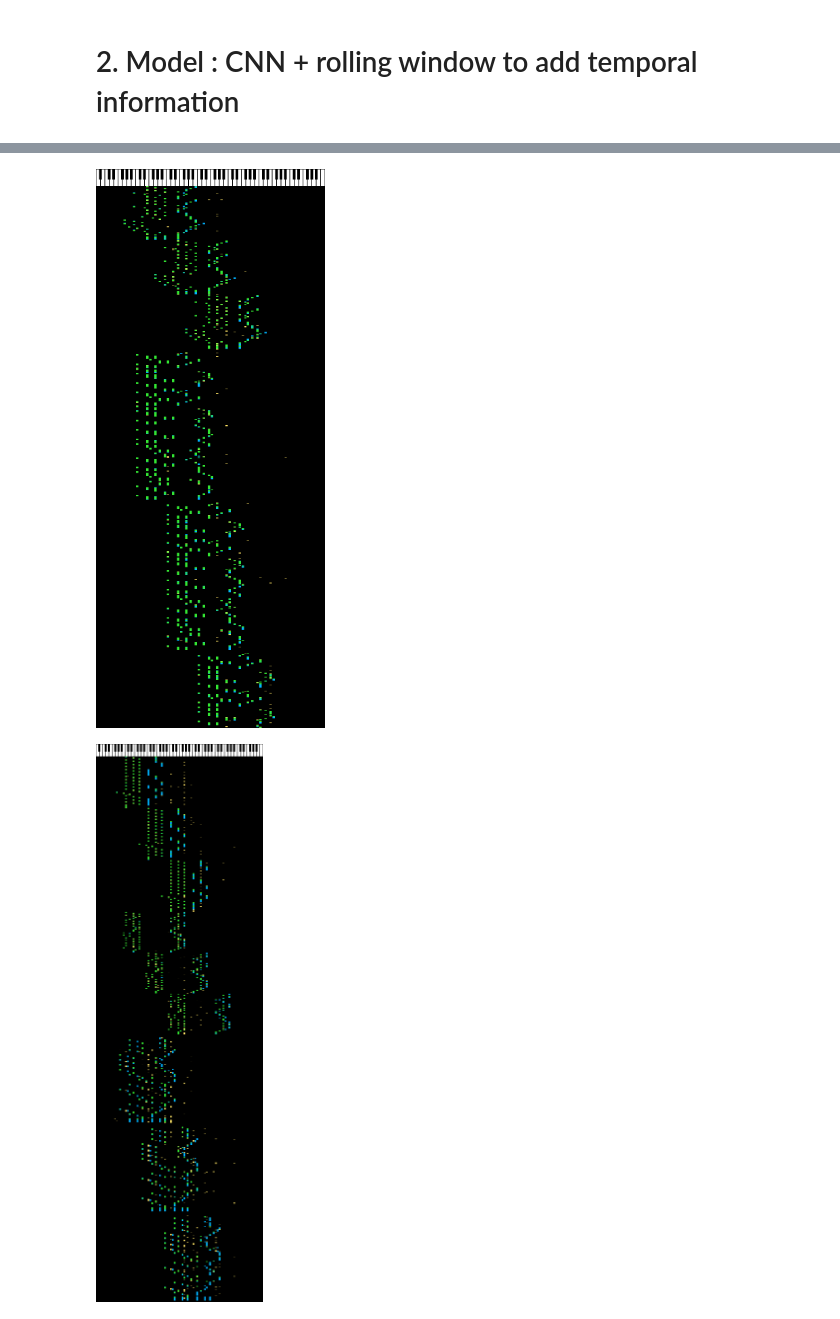
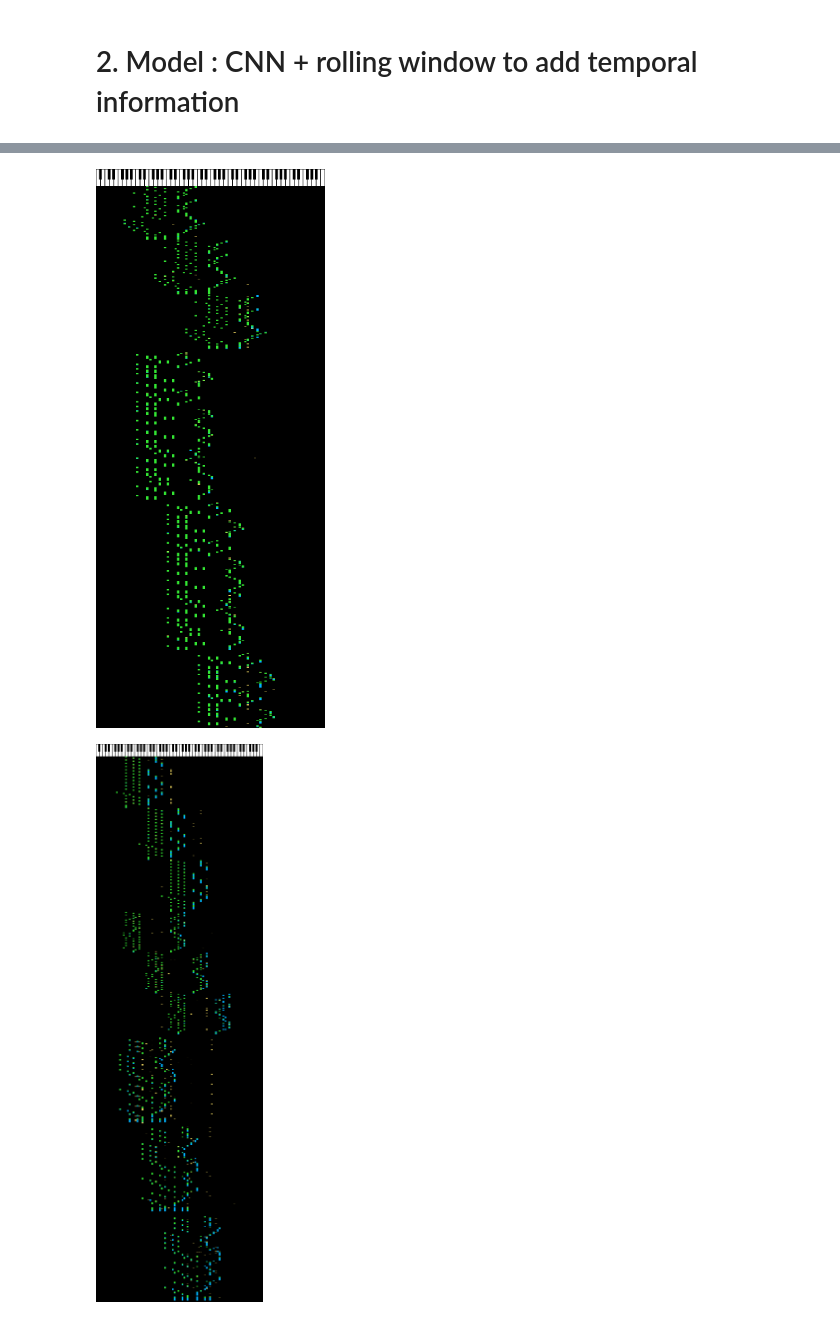
Before and after one commit to Damien-Bouet/Piano-Transcription-mp3-to-midi, a Jupyter notebook: notebooks/2_train_CNN_reshape.ipynb, the cells around one changed output, grey strips where cells are left out. Drawn from its saved outputs; the diff is of its cells as text; code cells hidden in the pictures.

```diff
--- a/notebooks/2_train_CNN_reshape.ipynb
+++ b/notebooks/2_train_CNN_reshape.ipynb
@@ -213,7 +213,7 @@ def train(X, y, roll_depth=2):
     X = torch.Tensor(roll(X, roll_depth))
     y = torch.Tensor(y)
 
-    num_epochs = 50
+    num_epochs = 100
     batch_size = 64
 
     # Model, loss, optimizer, and learning rate scheduler
@@ -290,16 +290,16 @@ midis_comparison(
     duration=200,
 )
 # %% [output]
-[figure, old version]
+[figure, new version]
 # %%
-preds = (model.predict(X_test)>0.5).astype(int)
+preds = (model.predict(X_test)>0.7).astype(int)
 
 midis_comparison(
     y_test, preds,
     target_color=(0, 0.7, 1), preds_color=(1, 0.9, 0.4), correct_color=(0.2, 0.9, 0.2)
 )
 # %% [output]
-[figure, old version]
+[figure, new version]
 # %%
 from sklearn.metrics import confusion_matrix
 from matplotlib import colors
```
Also changed, not shown: parts of 4 cells of this notebook, 3 other files.
